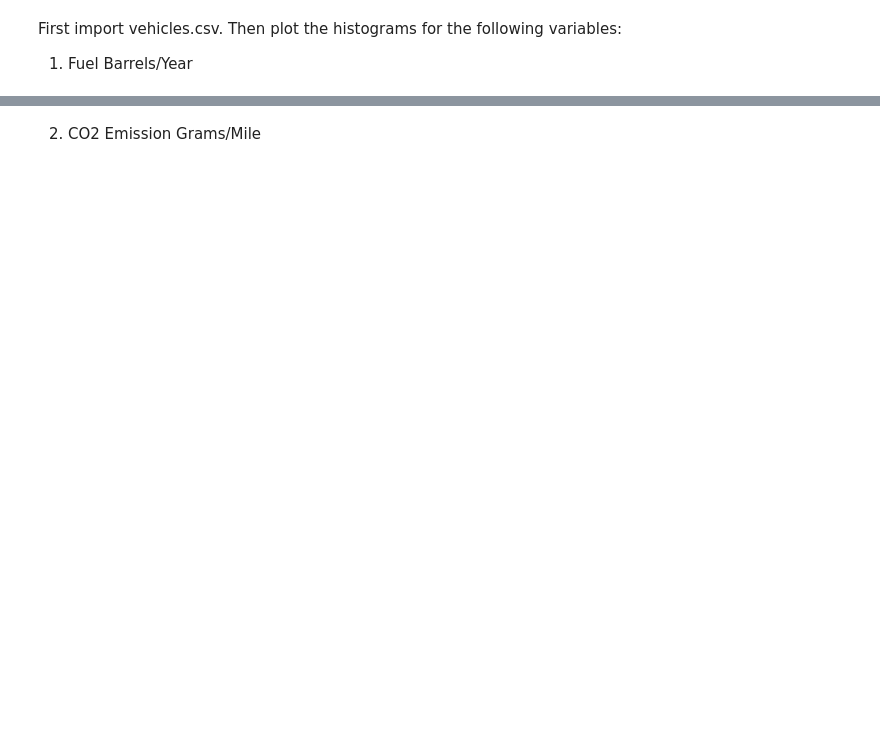
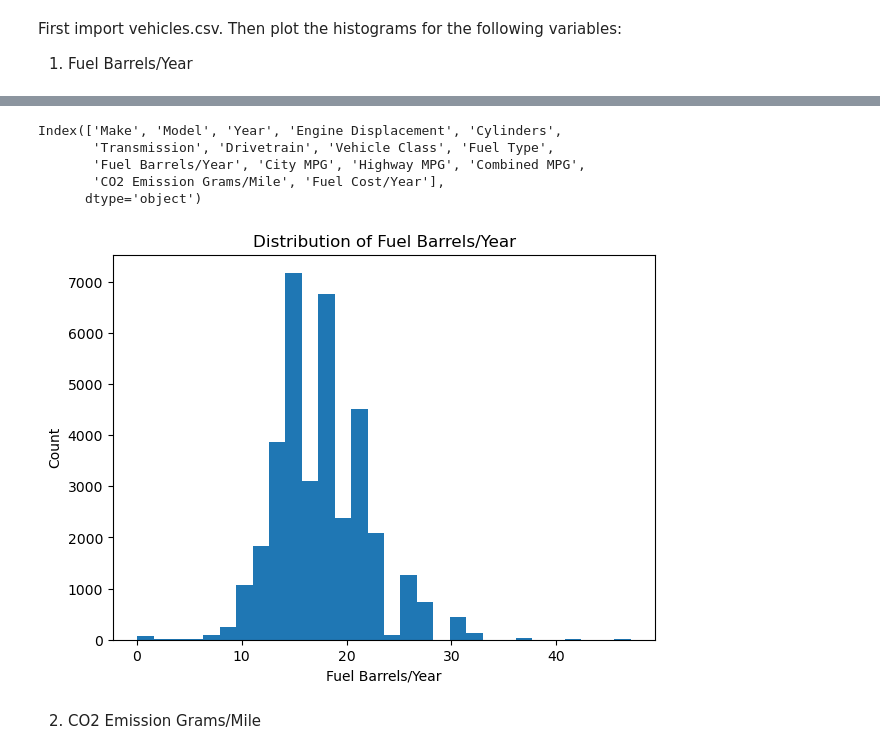
Before and after one commit to ironhack-labs/lab-continuous-probability-distributions-en, a Jupyter notebook: your-code/main.ipynb, the cells around one changed output, grey strips where cells are left out. Drawn from its saved outputs; the diff is of its cells as text; code cells hidden in the pictures; blank space fills up the shorter version.

```diff
--- a/your-code/main.ipynb
+++ b/your-code/main.ipynb
@@ -101,0 +234,10 @@ Then plot the histograms for the following variables:
+# %%
+# LOAD THE REAL DATA
+
+# - Read vehicles.csv from the same folder as this notebook
+# - Display the first few rows
+# - Check the column names
+
+vehicles = pd.read_csv("vehicles.csv")
+
+vehicles.head()
@@ -102,2 +251,32 @@ Then plot the histograms for the following variables:
+# %%
+vehicles.columns
+# %% [output]
+Index(['Make', 'Model', 'Year', 'Engine Displacement', 'Cylinders',
+       'Transmission', 'Drivetrain', 'Vehicle Class', 'Fuel Type',
+       'Fuel Barrels/Year', 'City MPG', 'Highway MPG', 'Combined MPG',
+       'CO2 Emission Grams/Mile', 'Fuel Cost/Year'],
+      dtype='object')
+# %%
+# HISTOGRAM: Fuel Barrels/Year
+
+# - Select the Fuel Barrels/Year column
+# - Remove missing values
+# - Plot a histogram
+# - Label axes and add a title
+
+plt.figure(figsize=(7, 5))
+
+plt.hist(
+    vehicles["Fuel Barrels/Year"].dropna(),
+    bins=30
+)
+
+plt.xlabel("Fuel Barrels/Year")
+plt.ylabel("Count")
+plt.title("Distribution of Fuel Barrels/Year")
+
+plt.show()
+# %% [output]
+[figure, added]
 # %% [markdown]
 2. CO2 Emission Grams/Mile
```
Also changed, not shown: parts of 49 cells of this notebook.
